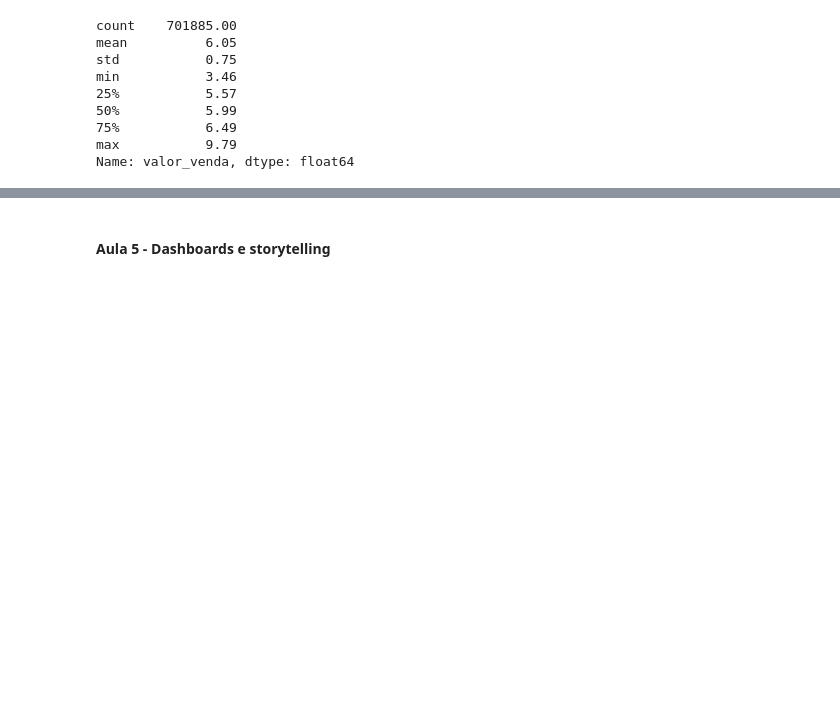
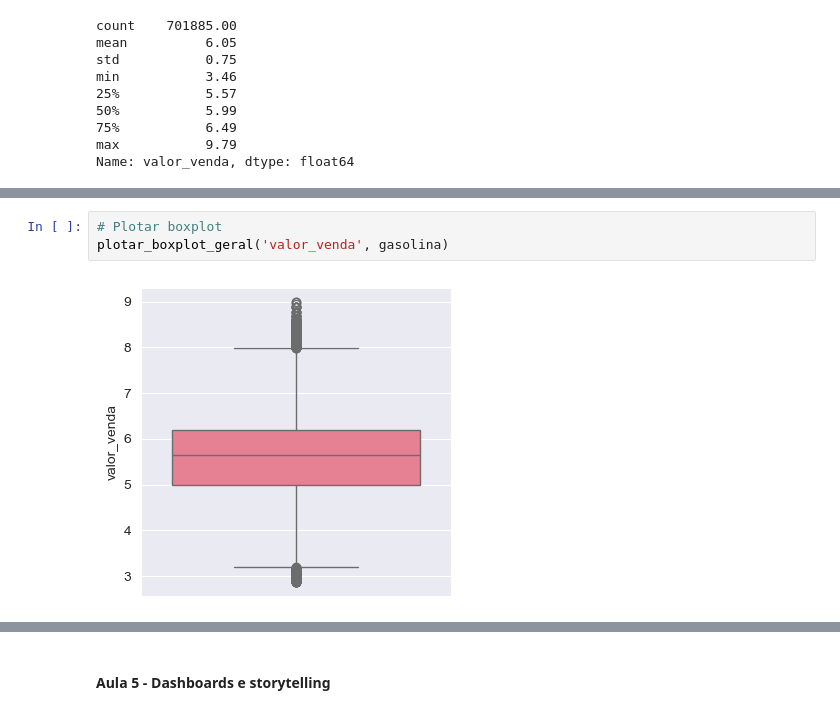
Before and after one commit to RicardViana/fiap-data-viz-and-production-models, a Jupyter notebook: analise_de_negocios.ipynb, the cells around one changed output, grey strips where cells are left out. Cells and saved outputs as stored; diff of their text form; blank space fills up the shorter version.

```diff
--- a/analise_de_negocios.ipynb
+++ b/analise_de_negocios.ipynb
@@ -941,0 +962,5 @@ plotar_boxplot_2V(
+# %%
+# Plotar boxplot
+plotar_boxplot_geral('valor_venda', gasolina)
+# %% [output]
+[figure, added]
```
Also changed, not shown: parts of 21 cells of this notebook.
